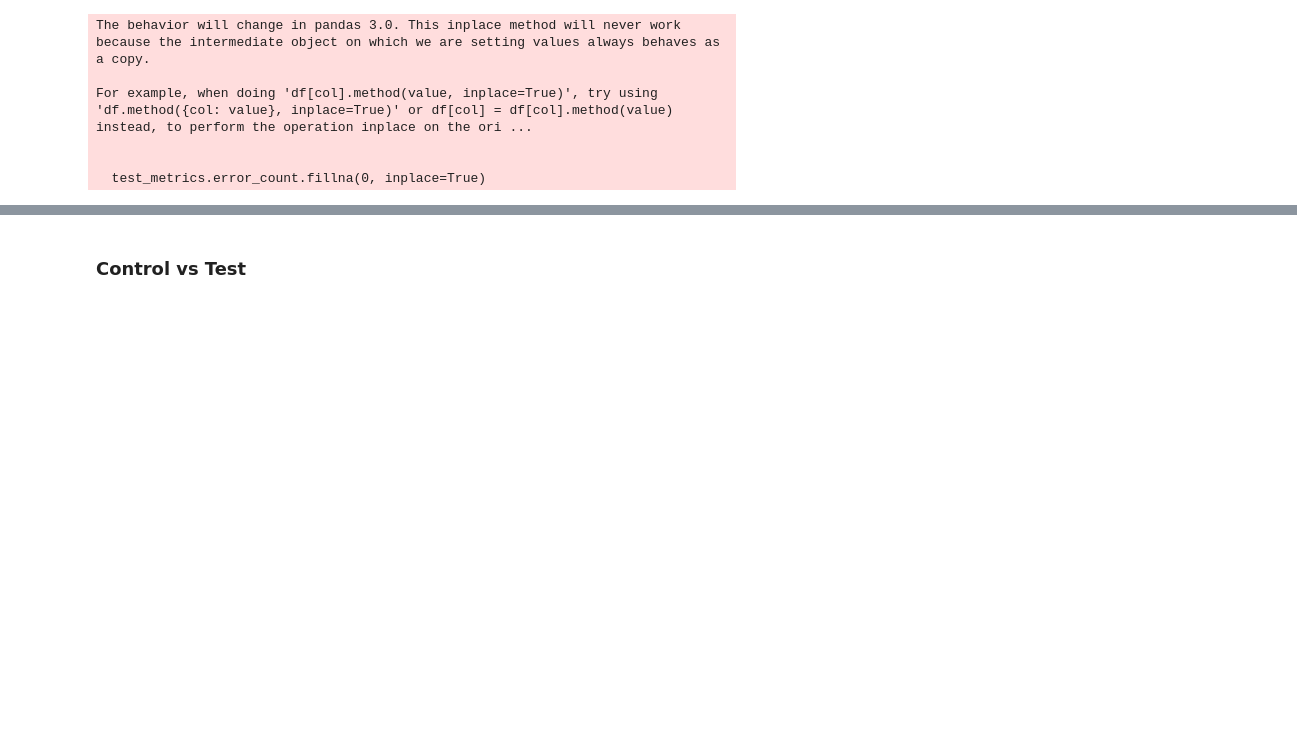
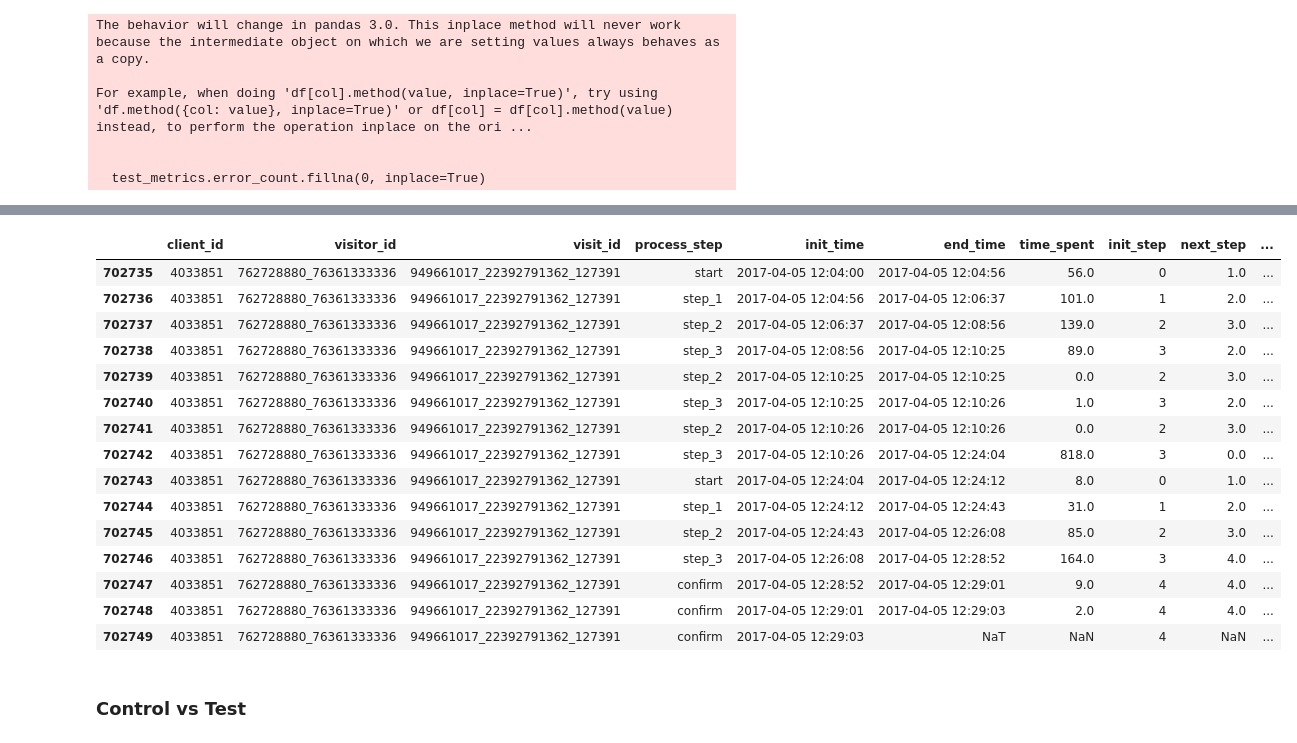
Before and after one commit to almudenamcastro/ironhack-w5-EDA, a Jupyter notebook: notebooks/main.ipynb, the cells around one changed output, grey strips where cells are left out. Cells and saved outputs as stored; diff of their text form; code cells hidden in the pictures; blank space fills up the shorter version.

```diff
--- a/notebooks/main.ipynb
+++ b/notebooks/main.ipynb
@@ -498,3 +498,22 @@ dtype: int64
+# %%
+events[events['client_id']==4033851]
+# %% [output]
+|  | client_id | visitor_id | visit_id | process_step | init_time | end_time | time_spent | init_step | next_step | ... |
+| 702735 | 4033851 | 762728880_76361333336 | 949661017_22392791362_127391 | start | 2017-04-05 12:04:00 | 2017-04-05 12:04:56 | 56.0 | 0 | 1.0 | ... |
+| 702736 | 4033851 | 762728880_76361333336 | 949661017_22392791362_127391 | step_1 | 2017-04-05 12:04:56 | 2017-04-05 12:06:37 | 101.0 | 1 | 2.0 | ... |
+| 702737 | 4033851 | 762728880_76361333336 | 949661017_22392791362_127391 | step_2 | 2017-04-05 12:06:37 | 2017-04-05 12:08:56 | 139.0 | 2 | 3.0 | ... |
+| 702738 | 4033851 | 762728880_76361333336 | 949661017_22392791362_127391 | step_3 | 2017-04-05 12:08:56 | 2017-04-05 12:10:25 | 89.0 | 3 | 2.0 | ... |
+| 702739 | 4033851 | 762728880_76361333336 | 949661017_22392791362_127391 | step_2 | 2017-04-05 12:10:25 | 2017-04-05 12:10:25 | 0.0 | 2 | 3.0 | ... |
+| 702740 | 4033851 | 762728880_76361333336 | 949661017_22392791362_127391 | step_3 | 2017-04-05 12:10:25 | 2017-04-05 12:10:26 | 1.0 | 3 | 2.0 | ... |
+| 702741 | 4033851 | 762728880_76361333336 | 949661017_22392791362_127391 | step_2 | 2017-04-05 12:10:26 | 2017-04-05 12:10:26 | 0.0 | 2 | 3.0 | ... |
+| 702742 | 4033851 | 762728880_76361333336 | 949661017_22392791362_127391 | step_3 | 2017-04-05 12:10:26 | 2017-04-05 12:24:04 | 818.0 | 3 | 0.0 | ... |
+| 702743 | 4033851 | 762728880_76361333336 | 949661017_22392791362_127391 | start | 2017-04-05 12:24:04 | 2017-04-05 12:24:12 | 8.0 | 0 | 1.0 | ... |
+| 702744 | 4033851 | 762728880_76361333336 | 949661017_22392791362_127391 | step_1 | 2017-04-05 12:24:12 | 2017-04-05 12:24:43 | 31.0 | 1 | 2.0 | ... |
+| 702745 | 4033851 | 762728880_76361333336 | 949661017_22392791362_127391 | step_2 | 2017-04-05 12:24:43 | 2017-04-05 12:26:08 | 85.0 | 2 | 3.0 | ... |
+| 702746 | 4033851 | 762728880_76361333336 | 949661017_22392791362_127391 | step_3 | 2017-04-05 12:26:08 | 2017-04-05 12:28:52 | 164.0 | 3 | 4.0 | ... |
+| 702747 | 4033851 | 762728880_76361333336 | 949661017_22392791362_127391 | confirm | 2017-04-05 12:28:52 | 2017-04-05 12:29:01 | 9.0 | 4 | 4.0 | ... |
+| 702748 | 4033851 | 762728880_76361333336 | 949661017_22392791362_127391 | confirm | 2017-04-05 12:29:01 | 2017-04-05 12:29:03 | 2.0 | 4 | 4.0 | ... |
+| 702749 | 4033851 | 762728880_76361333336 | 949661017_22392791362_127391 | confirm | 2017-04-05 12:29:03 | NaT | NaN | 4 | NaN | ... |
 # %% [markdown]
 ### Control vs Test
 # %%
```
Also changed, not shown: parts of 10 cells of this notebook.
